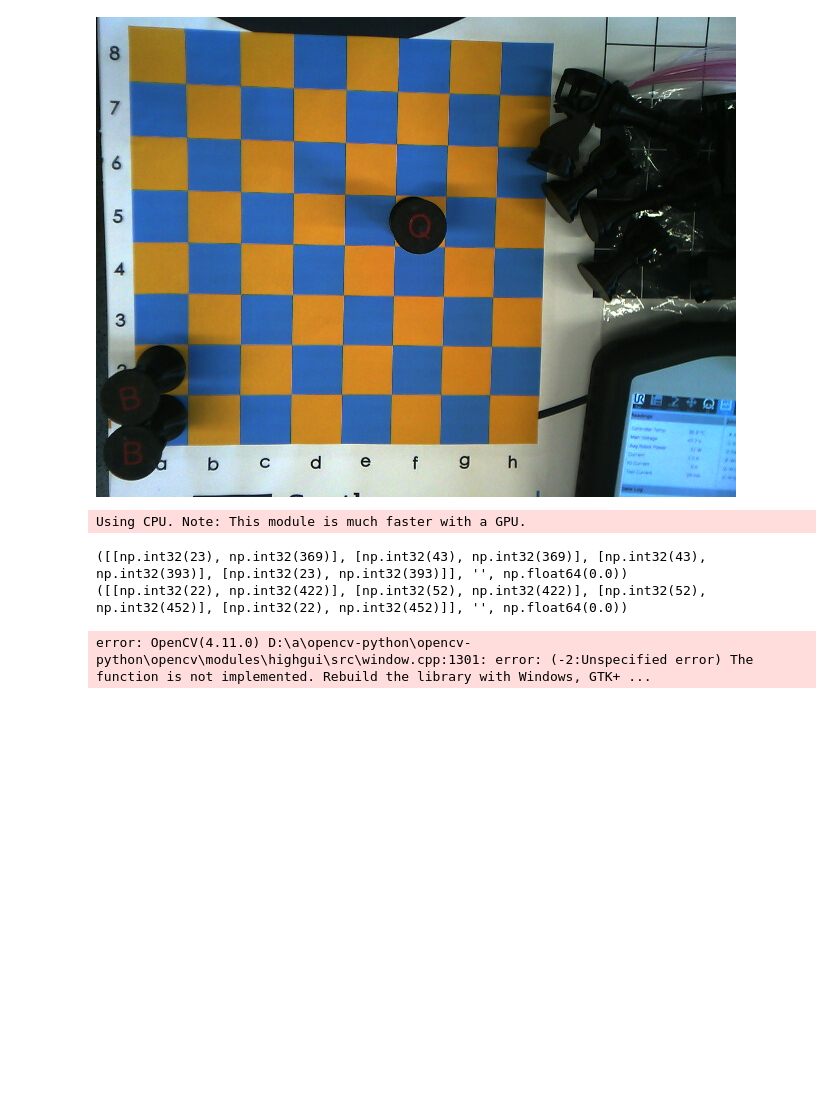
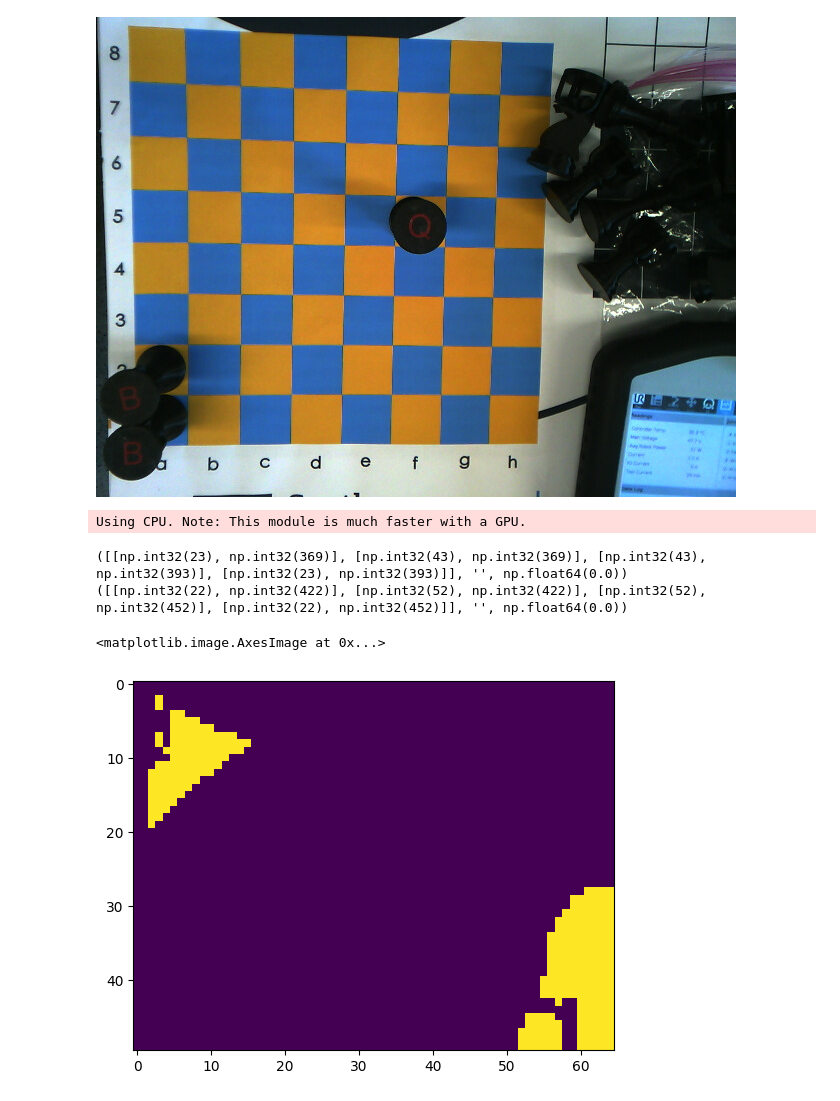
Before and after one commit to SamAdams1/ur3Chess, a Jupyter notebook: computerVision.ipynb, the cells around one changed output. Cells and saved outputs as stored; diff of their text form; code cells hidden in the pictures; blank space fills up the shorter version.

```diff
--- a/computerVision.ipynb
+++ b/computerVision.ipynb
@@ -43,20 +43,24 @@ Using CPU. Note: This module is much faster with a GPU.
 # %%
 # left = 10
 # top = 400
 # right = 75
 # bottom = 450
 im2 = im.crop((left, top, right, bottom))
 im2.save("a1.jpg", format="JPEG")
 
-img = cv2.imread("a1.jpg")
-im2 = cv2.cvtColor(img, cv2.COLOR_BGR2GRAY)
+im2 = cv2.imread("a1.jpg")
+gray = cv2.cvtColor(im2, cv2.COLOR_BGR2GRAY)
+# binary = cv2.adaptiveThreshold(gray, 255, cv2.ADAPTIVE_THRESH_GAUSSIAN_C, cv2.THRESH_BINARY, 11, 2)
+_, binary = cv2.threshold(gray, 0, 255, cv2.THRESH_BINARY + cv2.THRESH_OTSU)
 
 
-cv2.imshow("image", im2)
+# cv2.imshow("image", im2)
+plt.imshow(binary)
 
 
 # im2.save("a1.jpg", format="JPEG")
 
 # recognizeImage("a1.jpg")
 # %% [output]
-error: OpenCV(4.11.0) D:\a\opencv-python\opencv-python\opencv\modules\highgui\src\window.cpp:1301: error: (-2:Unspecified error) The function is not implemented. Rebuild the library with Windows, GTK+ ...
+<matplotlib.image.AxesImage at 0x...>
+[figure, added]
```
Also changed, not shown: parts of 1 cell of this notebook.
